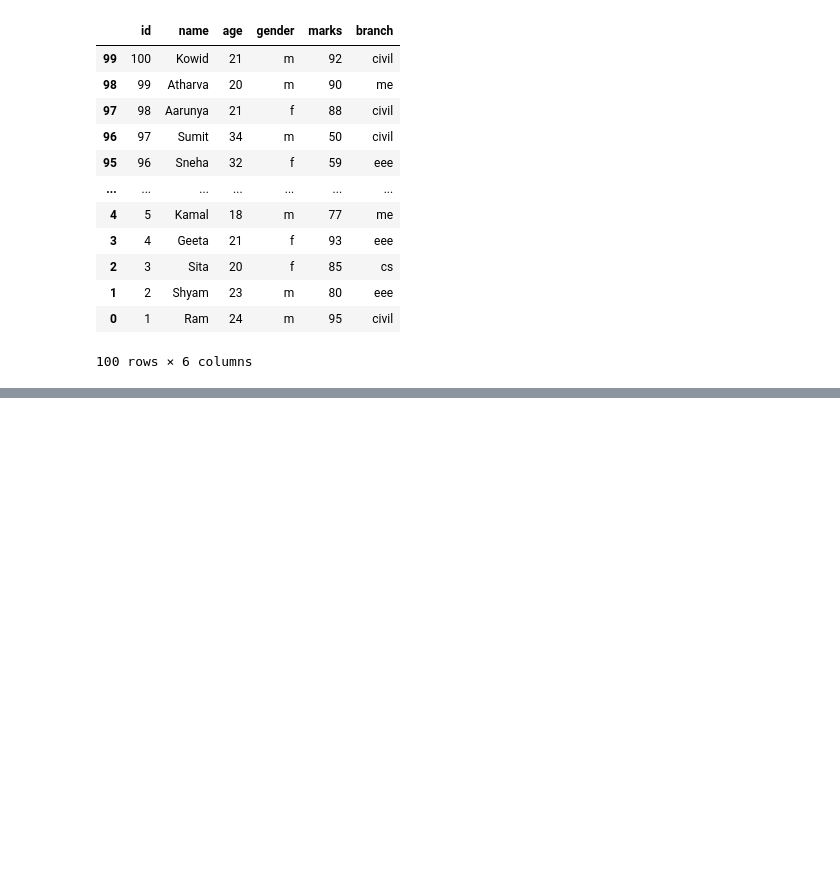
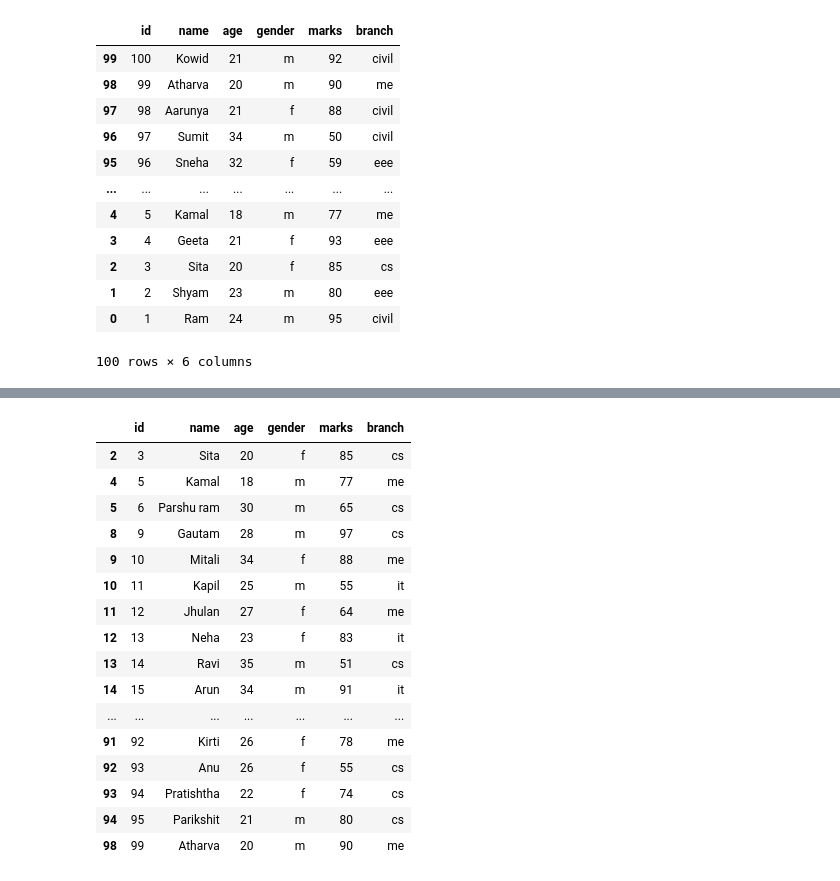
Before and after one commit to abhishekmorya1/DataScience, a Jupyter notebook: Prime/Pandas/pandas.ipynb, the cells around one changed output, grey strips where cells are left out. Saved outputs shown, nothing was run; the diff lists cells and outputs as text; code cells hidden in the pictures; blank space fills up the shorter version.

```diff
--- a/Prime/Pandas/pandas.ipynb
+++ b/Prime/Pandas/pandas.ipynb
@@ -1045,0 +1174,20 @@ data.sort_index(ascending=False)
+# %%
+data[ (data["branch"] == "cs")  |  (data["branch"] == "it") | (data["branch"] == "me") ]
+# %% [output]
+|  | id | name | age | gender | marks | branch |
+| 2 | 3 | Sita | 20 | f | 85 | cs |
+| 4 | 5 | Kamal | 18 | m | 77 | me |
+| 5 | 6 | Parshu ram | 30 | m | 65 | cs |
+| 8 | 9 | Gautam | 28 | m | 97 | cs |
+| 9 | 10 | Mitali | 34 | f | 88 | me |
+| 10 | 11 | Kapil | 25 | m | 55 | it |
+| 11 | 12 | Jhulan | 27 | f | 64 | me |
+| 12 | 13 | Neha | 23 | f | 83 | it |
+| 13 | 14 | Ravi | 35 | m | 51 | cs |
+| 14 | 15 | Arun | 34 | m | 91 | it |
+| ... | ... | ... | ... | ... | ... | ... |
+| 91 | 92 | Kirti | 26 | f | 78 | me |
+| 92 | 93 | Anu | 26 | f | 55 | cs |
+| 93 | 94 | Pratishtha | 22 | f | 74 | cs |
+| 94 | 95 | Parikshit | 21 | m | 80 | cs |
+| 98 | 99 | Atharva | 20 | m | 90 | me |
```
Also changed, not shown: parts of 14 cells of this notebook, 1 other file.
